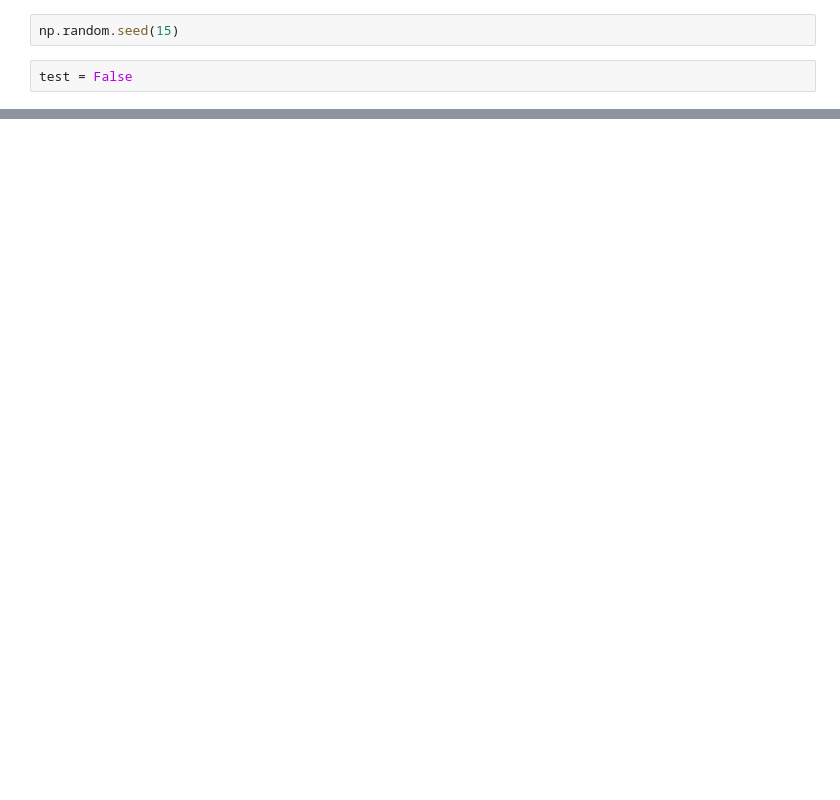
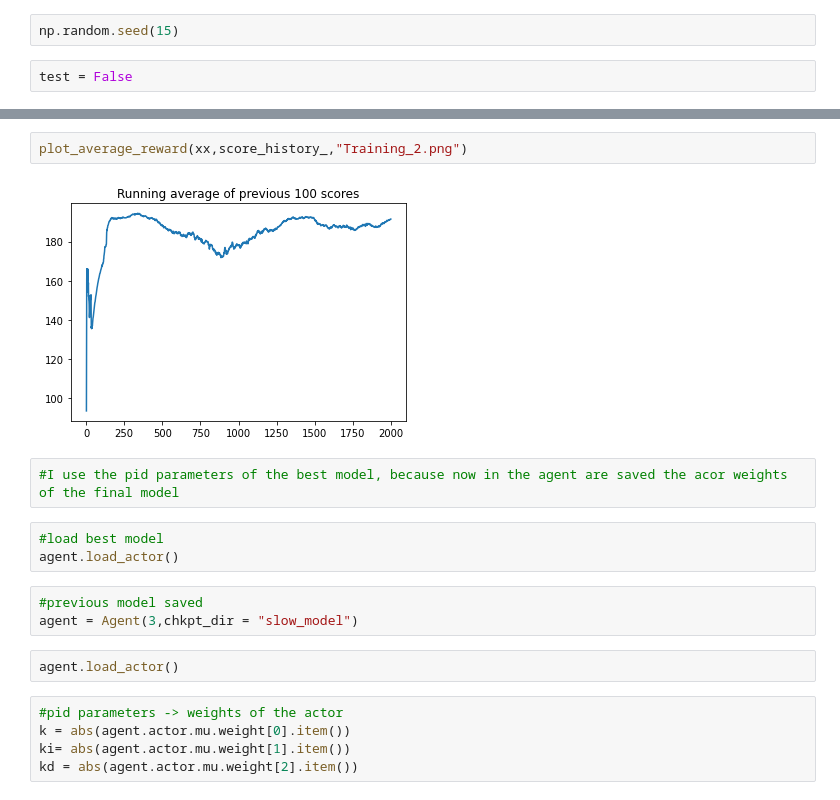
Before and after one commit to mariagraziaberni/CPS, a Jupyter notebook: Untitled.ipynb, the cells around one changed output, grey strips where cells are left out. Saved outputs shown, nothing was run; the diff lists cells and outputs as text; blank space fills up the shorter version.

```diff
--- a/Untitled.ipynb
+++ b/Untitled.ipynb
@@ -483,0 +331,19 @@ for i in range(3000):
+# %%
+plot_average_reward(xx,score_history_,"Training_2.png")
+# %% [output]
+[figure, added]
+# %%
+#I use the pid parameters of the best model, because now in the agent are saved the acor weights of the final model
+# %%
+#load best model
+agent.load_actor()
+# %%
+#previous model saved
+agent = Agent(3,chkpt_dir = "slow_model")
+# %%
+agent.load_actor()
+# %%
+#pid parameters -> weights of the actor
+k = abs(agent.actor.mu.weight[0].item())
+ki= abs(agent.actor.mu.weight[1].item())
+kd = abs(agent.actor.mu.weight[2].item())
```
Also changed, not shown: parts of 46 cells of this notebook, 42 other files.
